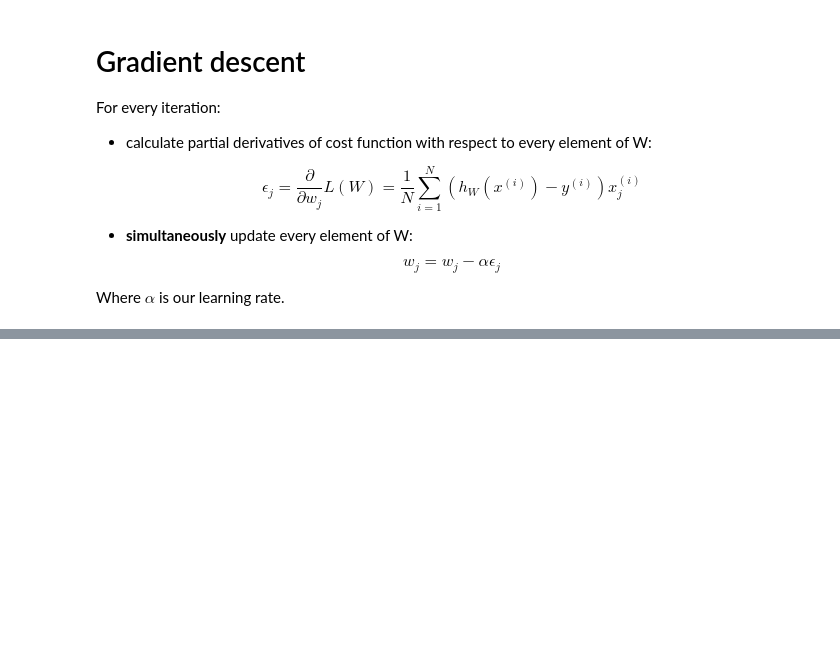
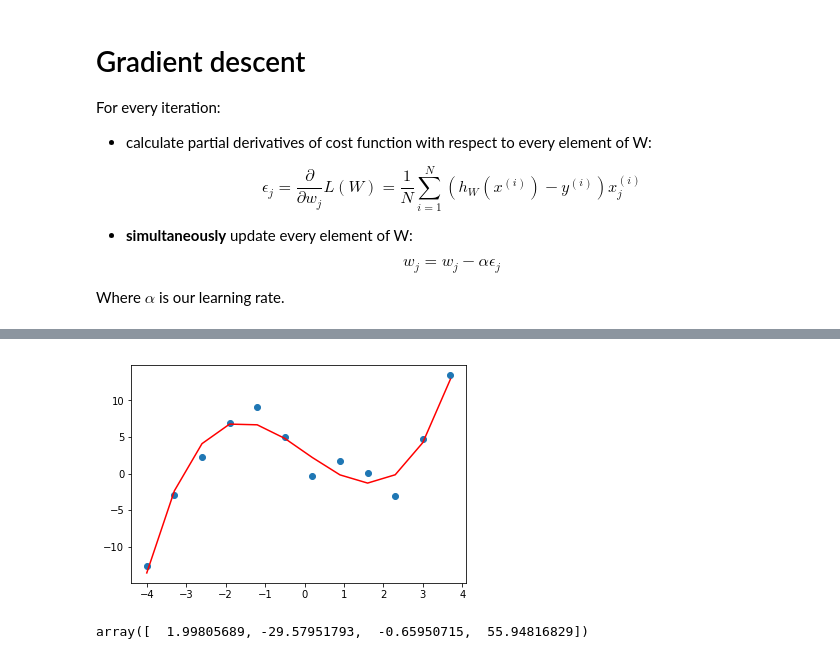
Before and after one commit to aghbit/BIT_AI, a Jupyter notebook: 2017_10_30_lab2/multivariate_regression.ipynb, the cells around one changed output, grey strips where cells are left out. Cells and saved outputs as stored; diff of their text form; code cells hidden in the pictures; blank space fills up the shorter version.

```diff
--- a/2017_10_30_lab2/multivariate_regression.ipynb
+++ b/2017_10_30_lab2/multivariate_regression.ipynb
@@ -89,0 +179,9 @@ gradient_step = solutions.gradient_step
+# %%
+calculated_targets = hypotheses(W, features)
+plt.scatter(X, Y)
+plt.plot(X, calculated_targets, color='red')
+plt.show()
+W
+# %% [output]
+[figure, added]
+array([  1.99805689, -29.57951793,  -0.65950715,  55.94816829])
```
Also changed, not shown: parts of 16 cells of this notebook, 1 other file.
